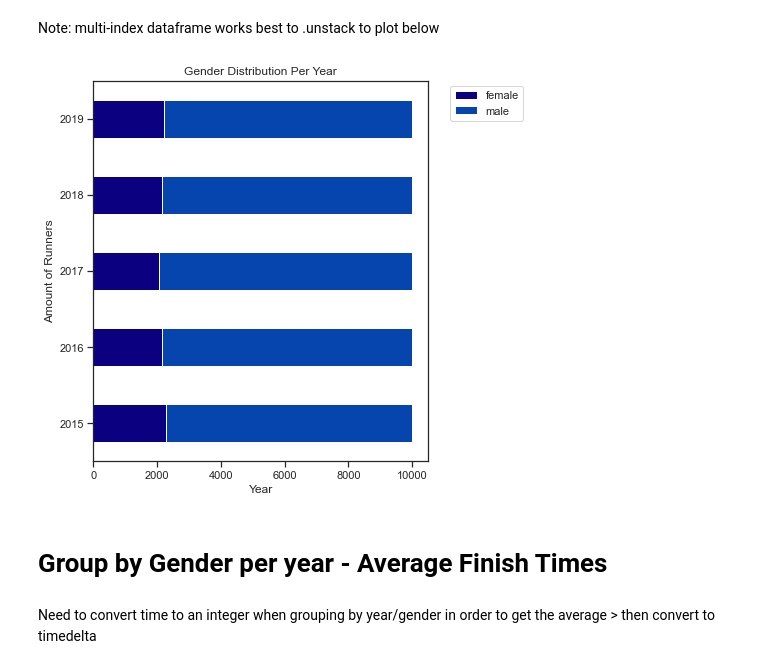
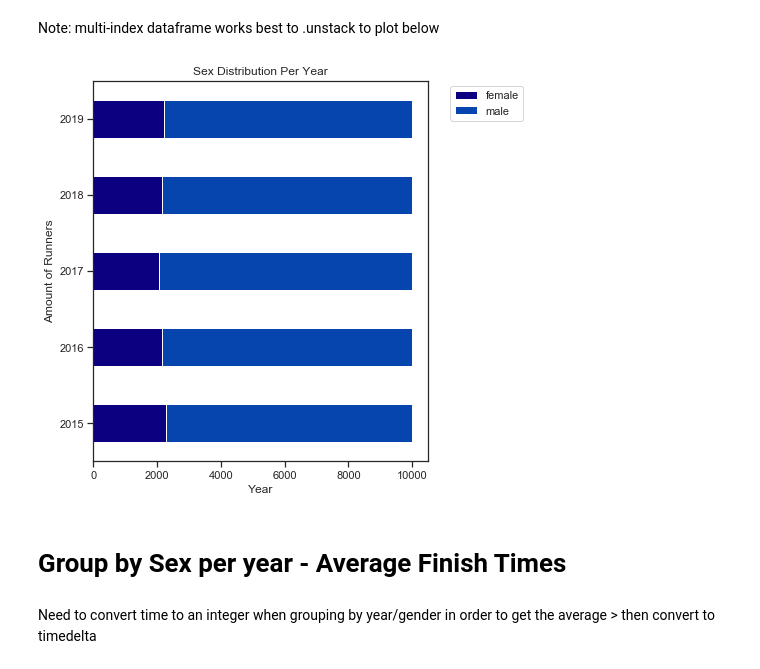
Before and after one commit to nmuldowney/nyc-marathon-capstone, a Jupyter notebook: notebooks/all_marathons_eda.ipynb, the cells around one changed output. Saved outputs shown, nothing was run; the diff lists cells and outputs as text; code cells hidden in the pictures.

```diff
--- a/notebooks/all_marathons_eda.ipynb
+++ b/notebooks/all_marathons_eda.ipynb
@@ -244,21 +238,21 @@ Note: multi-index dataframe works best to .unstack to plot below
 # %%
 #WANT TO possibly use percentages as well to display above
 colors = {'#0645ad', '#0b0080'} #e5e5e5'
 nyc_gender_counts.unstack(level=1).plot(kind='barh',figsize = (6,7), stacked = True, subplots=False, color = colors)
 ssfont = {'fontname':'sans-serif'}
 
 L=plt.legend(bbox_to_anchor=(1.05, 1), loc='upper left')
 L.get_texts()[1].set_text('male')
 L.get_texts()[0].set_text('female')
 
 plt.ylabel('Amount of Runners')
 plt.xlabel('Year')
-plt.title('Gender Distribution Per Year',**ssfont);
+plt.title('Sex Distribution Per Year',**ssfont);
 #plt.savefig('genderdist.png')
 # %% [output]
-[figure, old version]
+[figure, new version]
 # %% [markdown]
-# Group by Gender per year - Average Finish Times
+# Group by Sex per year - Average Finish Times
 # %% [markdown]
 Need to convert time to an integer when grouping by year/gender in order to get the average > then convert to timedelta
 # %%
```
Also changed, not shown: parts of 7 cells of this notebook, 7 other files.
